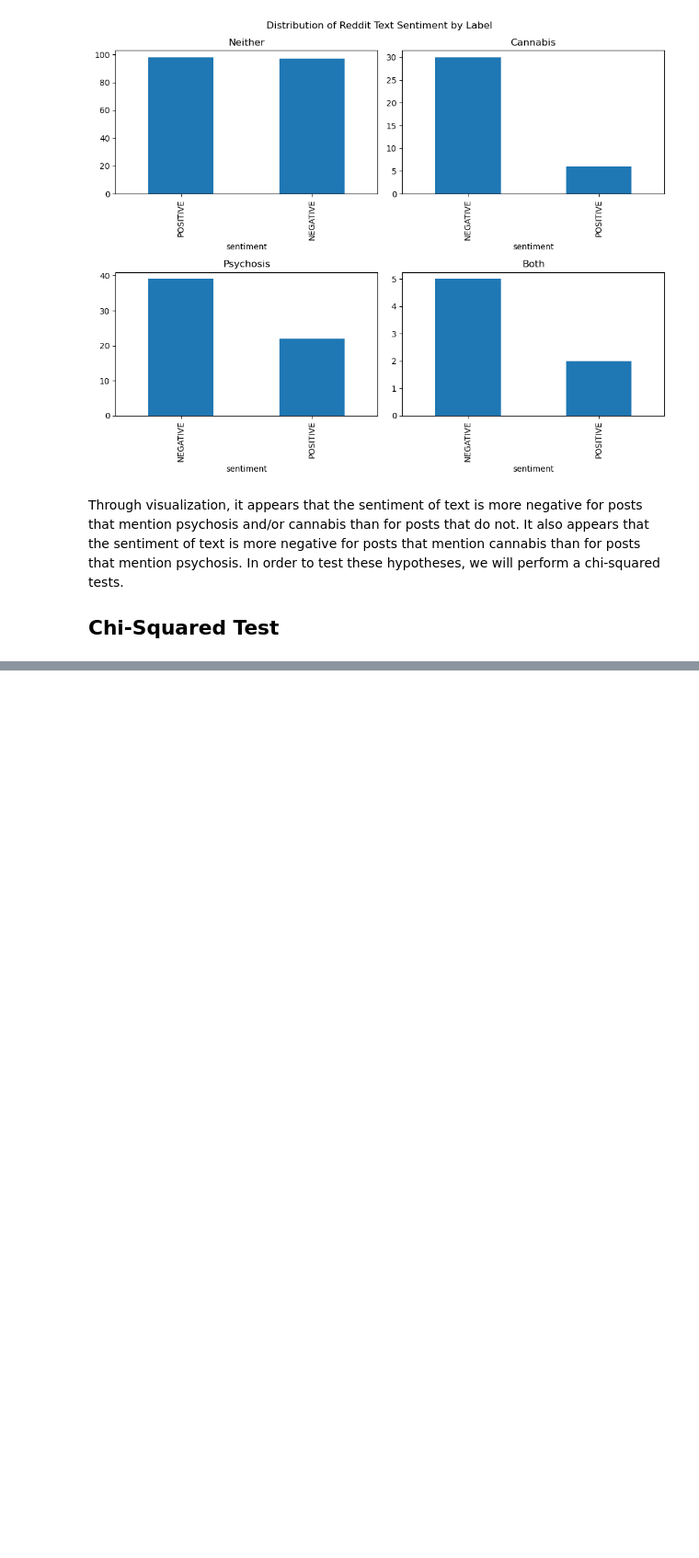
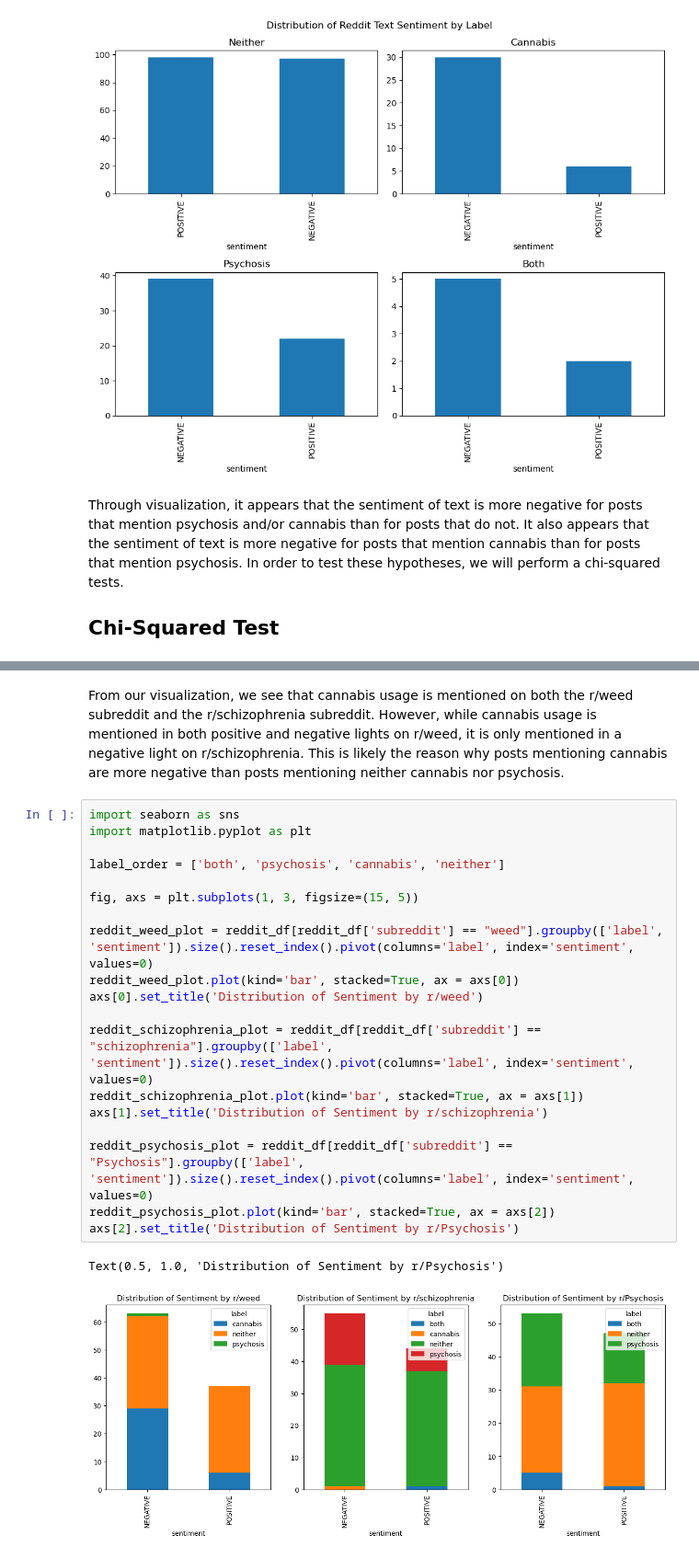
Before and after one commit to anly501/dsan-5000-project-mfgeary, a Jupyter notebook: dsan-website/5000-website/sentiment_analysis/sentiment_analysis.ipynb, the cells around one changed output, grey strips where cells are left out. Shown: that part at 92% size. Cells and saved outputs as stored; diff of their text form; blank space fills up the shorter version.

```diff
--- a/dsan-website/5000-website/sentiment_analysis/sentiment_analysis.ipynb
+++ b/dsan-website/5000-website/sentiment_analysis/sentiment_analysis.ipynb
@@ -261,0 +318,24 @@ p-value: 0.0010419638850492738
+# %% [markdown]
+From our visualization, we see that cannabis usage is mentioned on both the r/weed subreddit and the r/schizophrenia subreddit. However, while cannabis usage is mentioned in both positive and negative lights on r/weed, it is only mentioned in a negative light on r/schizophrenia. This is likely the reason why posts mentioning cannabis are more negative than posts mentioning neither cannabis nor psychosis.
+# %%
+import seaborn as sns
+import matplotlib.pyplot as plt
+
+label_order = ['both', 'psychosis', 'cannabis', 'neither']
+
+fig, axs = plt.subplots(1, 3, figsize=(15, 5))
+
+reddit_weed_plot = reddit_df[reddit_df['subreddit'] == "weed"].groupby(['label', 'sentiment']).size().reset_index().pivot(columns='label', index='sentiment', values=0)
+reddit_weed_plot.plot(kind='bar', stacked=True, ax = axs[0])
+axs[0].set_title('Distribution of Sentiment by r/weed')
+
+reddit_schizophrenia_plot = reddit_df[reddit_df['subreddit'] == "schizophrenia"].groupby(['label', 'sentiment']).size().reset_index().pivot(columns='label', index='sentiment', values=0)
+reddit_schizophrenia_plot.plot(kind='bar', stacked=True, ax = axs[1])
+axs[1].set_title('Distribution of Sentiment by r/schizophrenia')
+
+reddit_psychosis_plot = reddit_df[reddit_df['subreddit'] == "Psychosis"].groupby(['label', 'sentiment']).size().reset_index().pivot(columns='label', index='sentiment', values=0)
+reddit_psychosis_plot.plot(kind='bar', stacked=True, ax = axs[2])
+axs[2].set_title('Distribution of Sentiment by r/Psychosis')
+# %% [output]
+Text(0.5, 1.0, 'Distribution of Sentiment by r/Psychosis')
+[figure, added]
```
Also changed, not shown: parts of 10 cells of this notebook, 2 other files.
